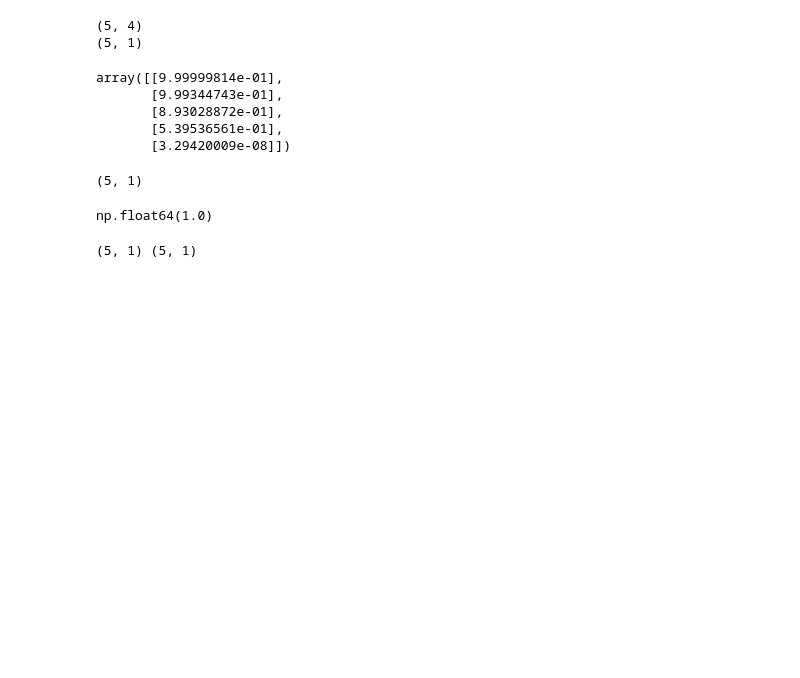
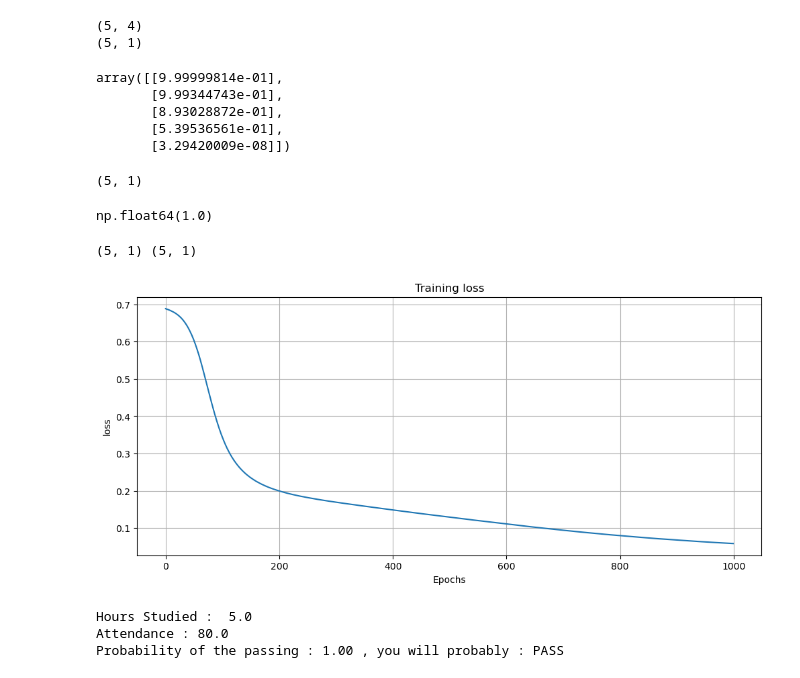
Before and after one commit to Sreesanth-e/ML, a Jupyter notebook: C2/hours_studied.ipynb, the cells around one changed output. Drawn from its saved outputs; the diff is of its cells as text; code cells hidden in the pictures; blank space fills up the shorter version.

Commit message:
Building an neural network for hours studied from scratch

```diff
--- a/C2/hours_studied.ipynb
+++ b/C2/hours_studied.ipynb
@@ -346,3 +342,13 @@ np.float64(1.0)
 print(predictions.shape,Y_test.shape)
 # %% [output]
 (5, 1) (5, 1)
+# %%
+plt.figure(figsize=(12,5))
+plt.plot(losses)
+plt.xlabel("Epochs")
+plt.ylabel("loss")
+plt.title("Training loss")
+plt.grid()
+plt.show()
+# %% [output]
+[figure, added]
@@ -348,0 +363,29 @@ print(predictions.shape,Y_test.shape)
+# %%
+def ask_number(questions, low , high):
+    while True:
+        try:
+            value = float(input(questions))
+        except ValueError:
+            print("Please enter a number")
+            continue
+        if low<= value <= high:
+            return value
+        print(f"Please enter a value from {low} to {high}")
+while True:
+    hours = ask_number("Hours Studied per day : " , 0 , 24)
+    attendance = ask_number("Attendance per today : " , 0 , 100)
+
+    prob, result = my_predict(hours,attendance,mean,std,W1_temp,B1_tmp,W2_tmp,B2_tmp)
+    print("Hours Studied : ",hours)
+    print("Attendance :",attendance)
+    print(f"Probability of the passing : {prob:.2f} , you will probably : {result}")
+    if hours > 10 or attendance < 40:
+        print("(Note: this is outside the range the model learned from, so treat it with caution.)")
+
+    again = input("\nTry another student? (y/n): ").strip().lower()
+    if again != "y":
+        break
+# %% [output]
+Hours Studied :  5.0
+Attendance : 80.0
+Probability of the passing : 1.00 , you will probably : PASS
```
Also changed, not shown: parts of 3 cells of this notebook.
